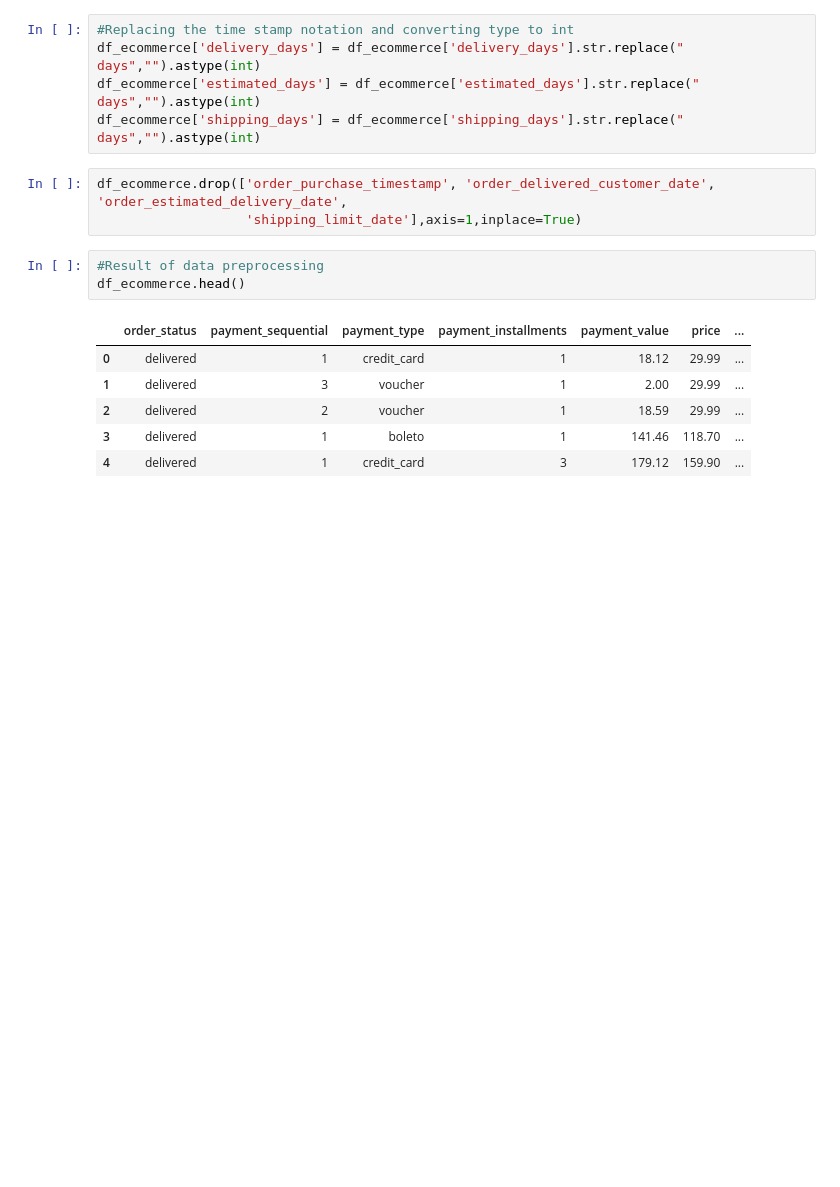
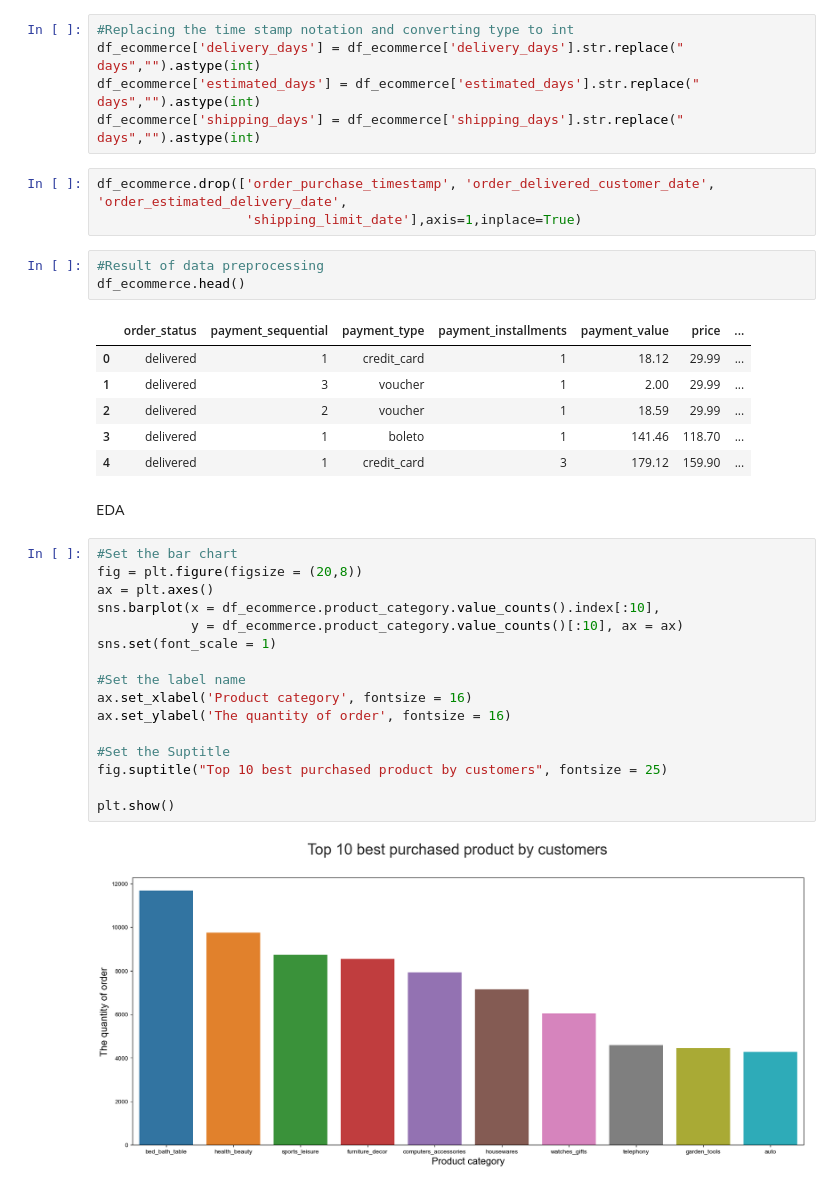
Before and after one commit to Dcoder-Nikhil/PORDIGY_DS_TASK03, a Jupyter notebook: decision_tree.ipynb, the cells around one changed output. Drawn from its saved outputs; the diff is of its cells as text; blank space fills up the shorter version.

```diff
--- a/decision_tree.ipynb
+++ b/decision_tree.ipynb
@@ -235,3 +235,23 @@ df_ecommerce.head()
 | 2 | delivered | 2 | voucher | 1 | 18.59 | 29.99 | ... |
 | 3 | delivered | 1 | boleto | 1 | 141.46 | 118.70 | ... |
 | 4 | delivered | 1 | credit_card | 3 | 179.12 | 159.90 | ... |
+# %% [markdown]
+EDA
+# %%
+#Set the bar chart
+fig = plt.figure(figsize = (20,8))
+ax = plt.axes()
+sns.barplot(x = df_ecommerce.product_category.value_counts().index[:10],
+            y = df_ecommerce.product_category.value_counts()[:10], ax = ax)
+sns.set(font_scale = 1)
+
+#Set the label name
+ax.set_xlabel('Product category', fontsize = 16)
+ax.set_ylabel('The quantity of order', fontsize = 16)
+
+#Set the Suptitle
+fig.suptitle("Top 10 best purchased product by customers", fontsize = 25)
+
+plt.show()
+# %% [output]
+[figure, added]
```
Also changed, not shown: parts of 29 cells of this notebook.
